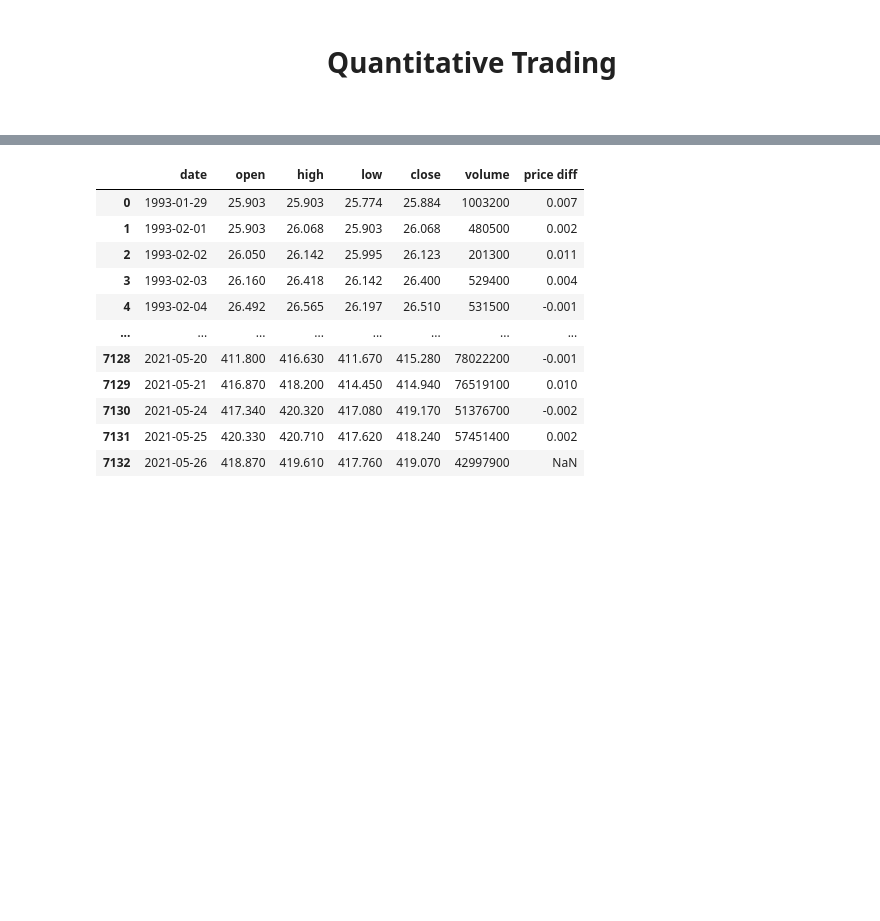
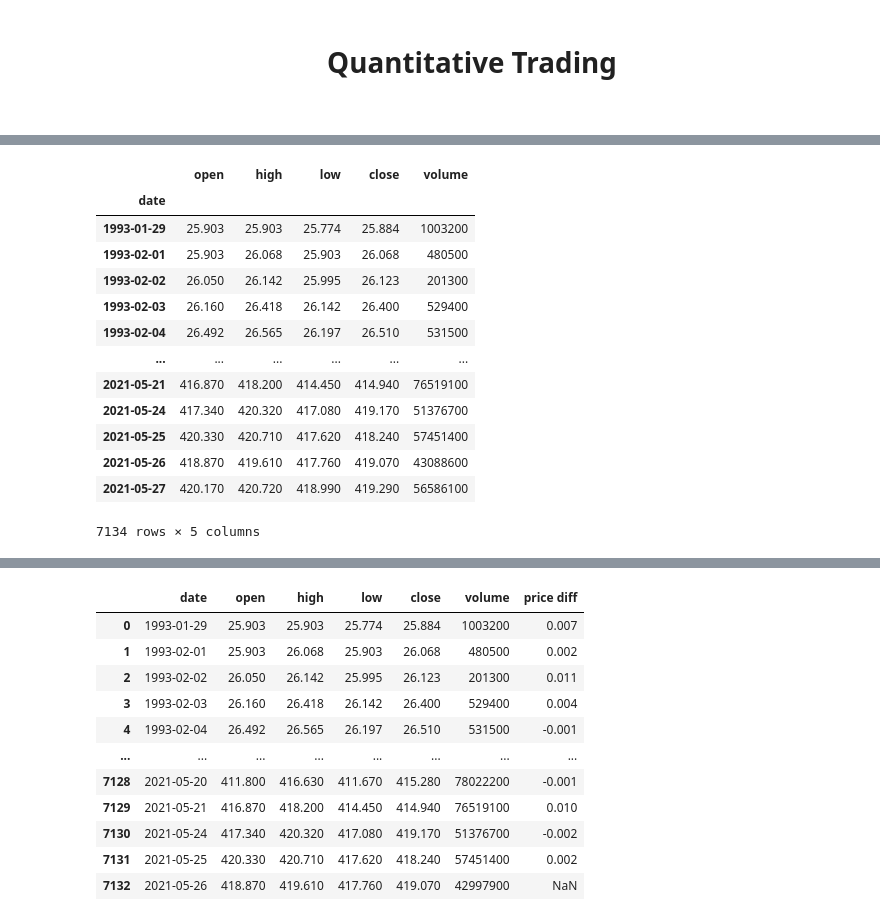
Before and after one commit to soheil-mpg/Automatic-Trading-with-RL, a Jupyter notebook: quantitative trading.ipynb, the cells around one changed output, grey strips where cells are left out. Drawn from its saved outputs; the diff is of its cells as text; code cells hidden in the pictures; blank space fills up the shorter version.

```diff
--- a/quantitative trading.ipynb
+++ b/quantitative trading.ipynb
@@ -247,3 +242,21 @@ df
+# %%
+df = df.set_index("date")
+df
+# %% [output]
+|  | open | high | low | close | volume |
+| date |  |  |  |  |  |
+| 1993-01-29 | 25.903 | 25.903 | 25.774 | 25.884 | 1003200 |
+| 1993-02-01 | 25.903 | 26.068 | 25.903 | 26.068 | 480500 |
+| 1993-02-02 | 26.050 | 26.142 | 25.995 | 26.123 | 201300 |
+| 1993-02-03 | 26.160 | 26.418 | 26.142 | 26.400 | 529400 |
+| 1993-02-04 | 26.492 | 26.565 | 26.197 | 26.510 | 531500 |
+| ... | ... | ... | ... | ... | ... |
+| 2021-05-21 | 416.870 | 418.200 | 414.450 | 414.940 | 76519100 |
+| 2021-05-24 | 417.340 | 420.320 | 417.080 | 419.170 | 51376700 |
+| 2021-05-25 | 420.330 | 420.710 | 417.620 | 418.240 | 57451400 |
+| 2021-05-26 | 418.870 | 419.610 | 417.760 | 419.070 | 43088600 |
+| 2021-05-27 | 420.170 | 420.720 | 418.990 | 419.290 | 56586100 |
+7134 rows × 5 columns
 # %% [markdown]
 <br>
 
```
Also changed, not shown: parts of 98 cells of this notebook.
